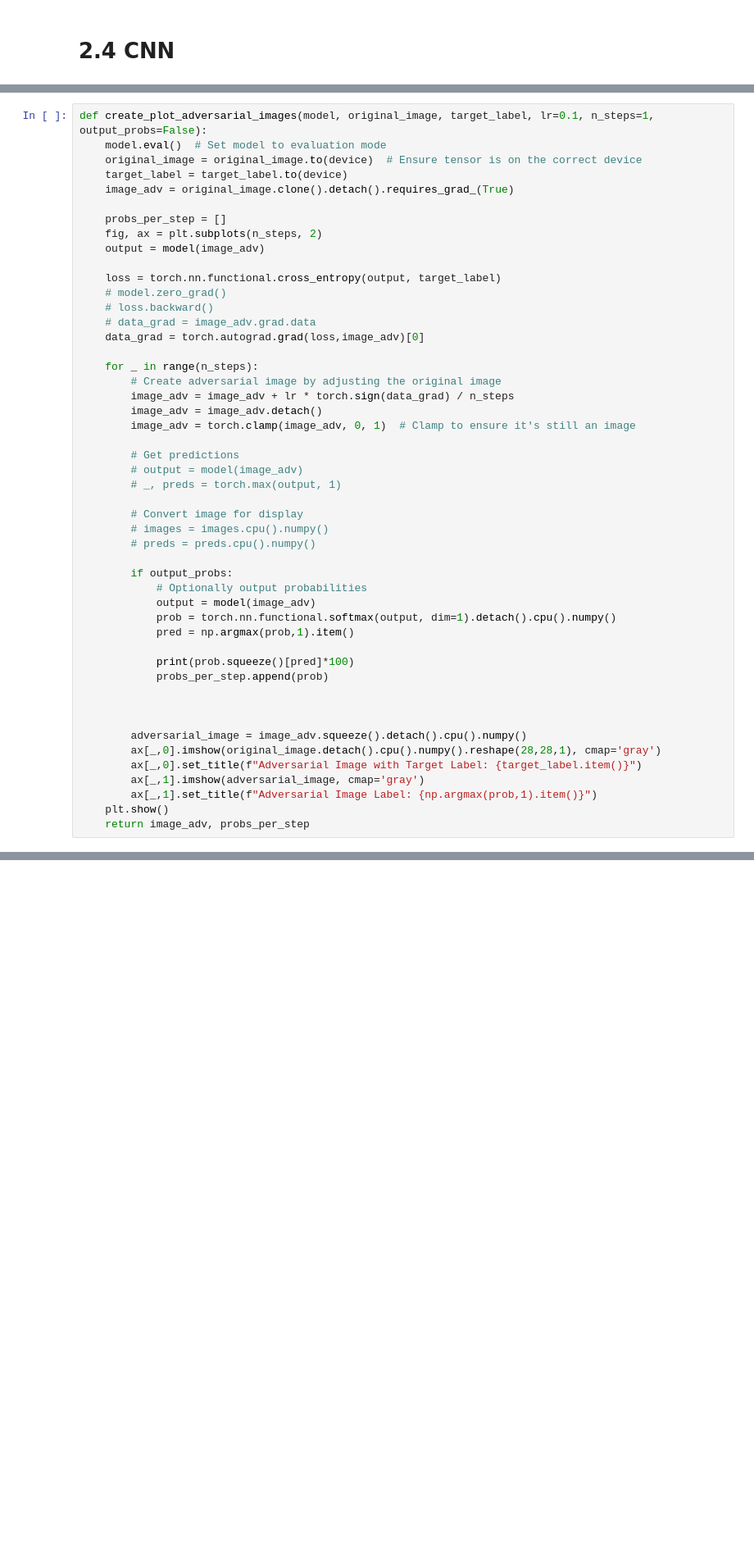
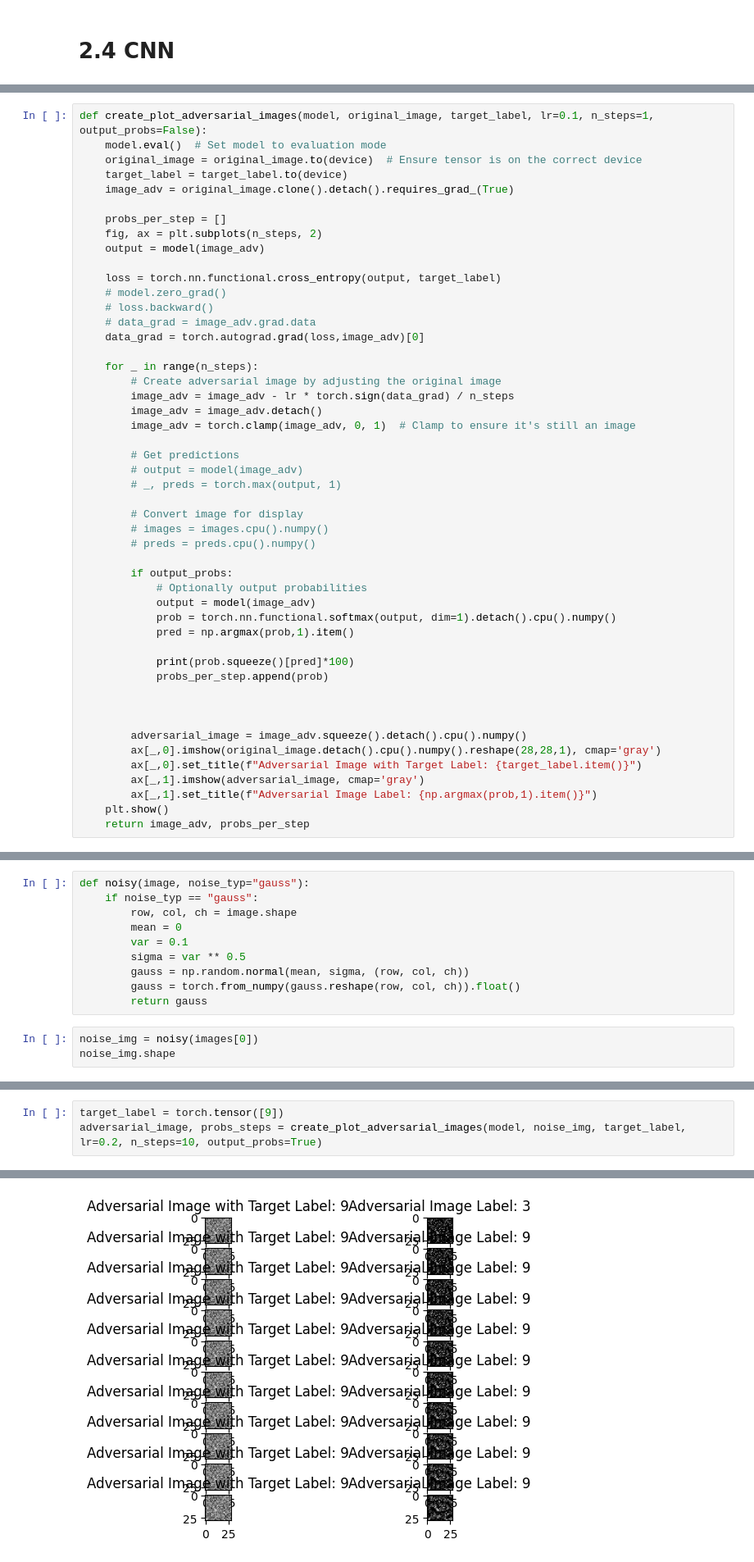
Before and after one commit to Boyinglby/ADL_lab, a Jupyter notebook: lab2_2_4.ipynb, the cells around one changed output, grey strips where cells are left out. Shown: that part at 82% size. Saved outputs shown, nothing was run; the diff lists cells and outputs as text; blank space fills up the shorter version.

```diff
--- a/lab2_2_4.ipynb
+++ b/lab2_2_4.ipynb
@@ -217,7 +249,7 @@ def create_plot_adversarial_images(model, original_image, target_label, lr=0.1,
 
     for _ in range(n_steps):
         # Create adversarial image by adjusting the original image
-        image_adv = image_adv + lr * torch.sign(data_grad) / n_steps
+        image_adv = image_adv - lr * torch.sign(data_grad) / n_steps
         image_adv = image_adv.detach()
         image_adv = torch.clamp(image_adv, 0, 1)  # Clamp to ensure it's still an image
 
@@ -288 +320,14 @@ if output_probs:
 [figure]
+# %%
+def noisy(image, noise_typ="gauss"):
+    if noise_typ == "gauss":
+        row, col, ch = image.shape
+        mean = 0
+        var = 0.1
+        sigma = var ** 0.5
+        gauss = np.random.normal(mean, sigma, (row, col, ch))
+        gauss = torch.from_numpy(gauss.reshape(row, col, ch)).float()
+        return gauss
+# %%
+noise_img = noisy(images[0])
+noise_img.shape
@@ -288,0 +336,4 @@ if output_probs:
+# %%
+target_label = torch.tensor([9])
+adversarial_image, probs_steps = create_plot_adversarial_images(model, noise_img, target_label, lr=0.2, n_steps=10, output_probs=True)
+# %% [output]
@@ -288,0 +350 @@ if output_probs:
+[figure, added]
```
Also changed, not shown: parts of 7 cells of this notebook.
